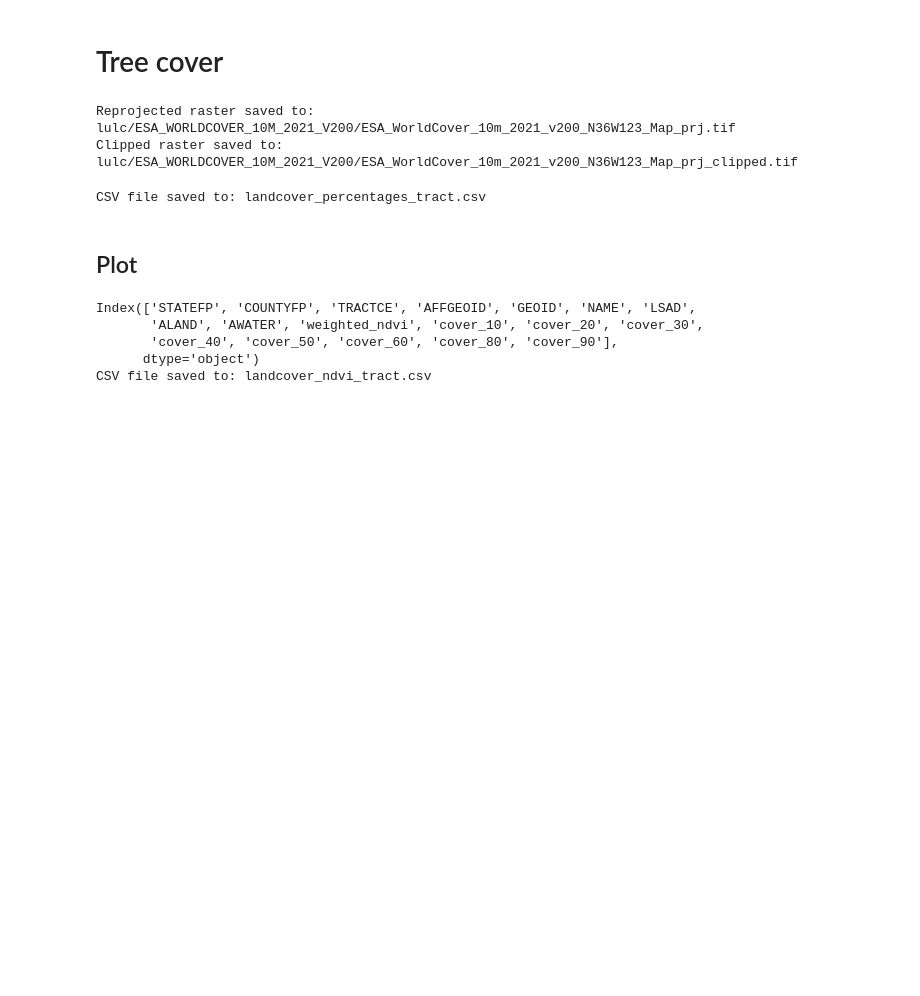
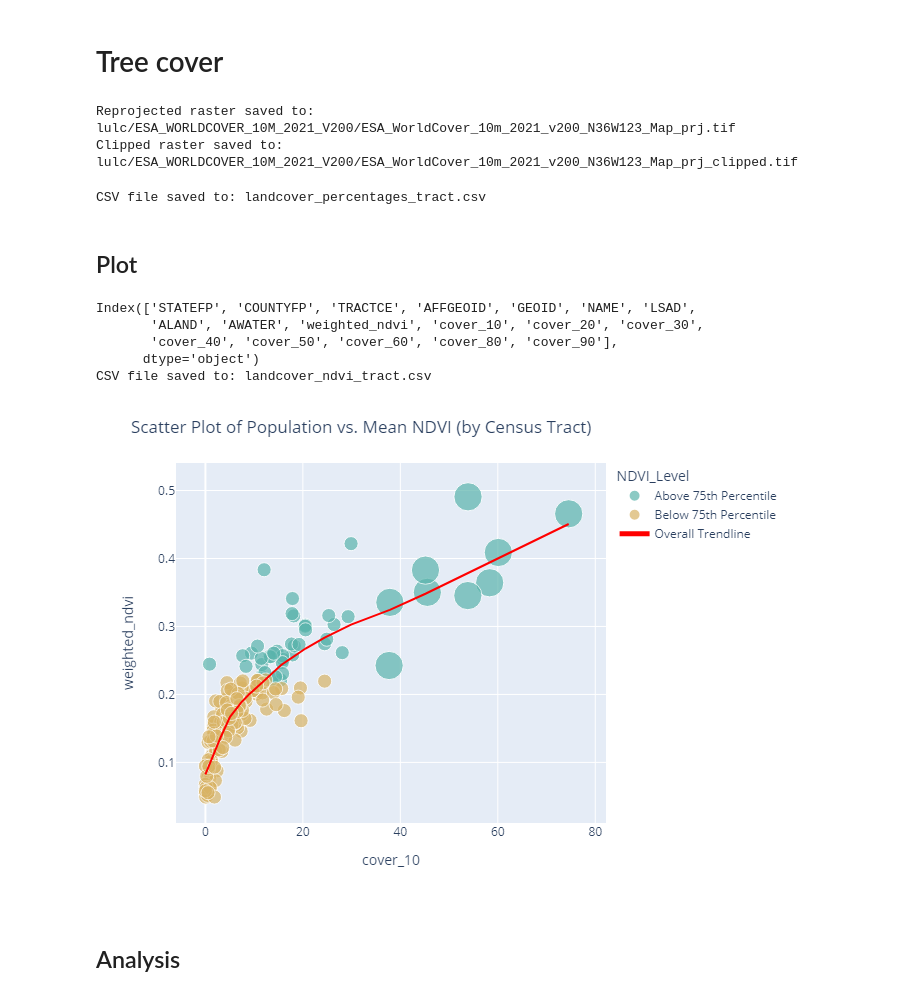
Before and after one commit to natcap/invest-mental-health, a Jupyter notebook: code/NDVI_population_weighted.ipynb, the cells around one changed output. Cells and saved outputs as stored; diff of their text form; code cells hidden in the pictures; blank space fills up the shorter version.

Commit message:
display plotly outputs on Github

```diff
--- a/code/NDVI_population_weighted.ipynb
+++ b/code/NDVI_population_weighted.ipynb
@@ -1042,6 +1042,12 @@ Index(['STATEFP', 'COUNTYFP', 'TRACTCE', 'AFFGEOID', 'GEOID', 'NAME', 'LSAD',
       dtype='object')
 CSV file saved to: landcover_ndvi_tract.csv
 # %%
+# import plotly.io as pio
+# pio.renderers.default = "notebook"
+
+import plotly.io as pio
+pio.renderers.default = "jupyterlab+png"
+
 
 # For example, assume that the joined DataFrame contains columns:
 #   'GEOID', 'Population', and 'Mean_NDVI'
@@ -1058,30 +1064,35 @@ fig = px.scatter(
 
     category_orders={"NDVI_Level": ["Above 75th Percentile", "Below 75th Percentile"]}, # <-- custom order here
 
     # Optional: specify a custom mapping of NDVI_Level to color:
     color_discrete_map={
         "Above 75th Percentile": "#5ab4ac",
         "Below 75th Percentile": "#d8b365"
     },
 
     trendline="lowess",     # Adds an Ordinary Least Squares (linear) trendline
     # 'ols': Ordinary Least Squares regression line.
     # 'lowess': Locally Weighted Scatterplot Smoothing line.
     # 'rolling': Rolling average, rolling median, etc.
     trendline_color_override="red",
     trendline_scope="overall",
     # text="GEOID",      # This column will be displayed as text labels
     hover_data={"GEOID": True, "cover_10": True, "weighted_ndvi": True}
 )
 
 
 # Optional: update layout properties for better readability
 fig.update_layout(
     title="Scatter Plot of Population vs. Mean NDVI (by Census Tract)",
     xaxis_title="cover_10",
     yaxis_title="weighted_ndvi",
     template="plotly" ## 'ggplot2', 'seaborn', 'simple_white', 'plotly', 'plotly_white', 'plotly_dark', 'presentation', 'none'
 )
 
 # Step 4: Display the interactive plot.
 fig.show()
+# fig.show("notebook") # to make the plots show up on GitHub
+# %% [output]
+[figure, added]
+# %% [markdown]
+## Analysis
```
Also changed, not shown: parts of 1 cell of this notebook.
